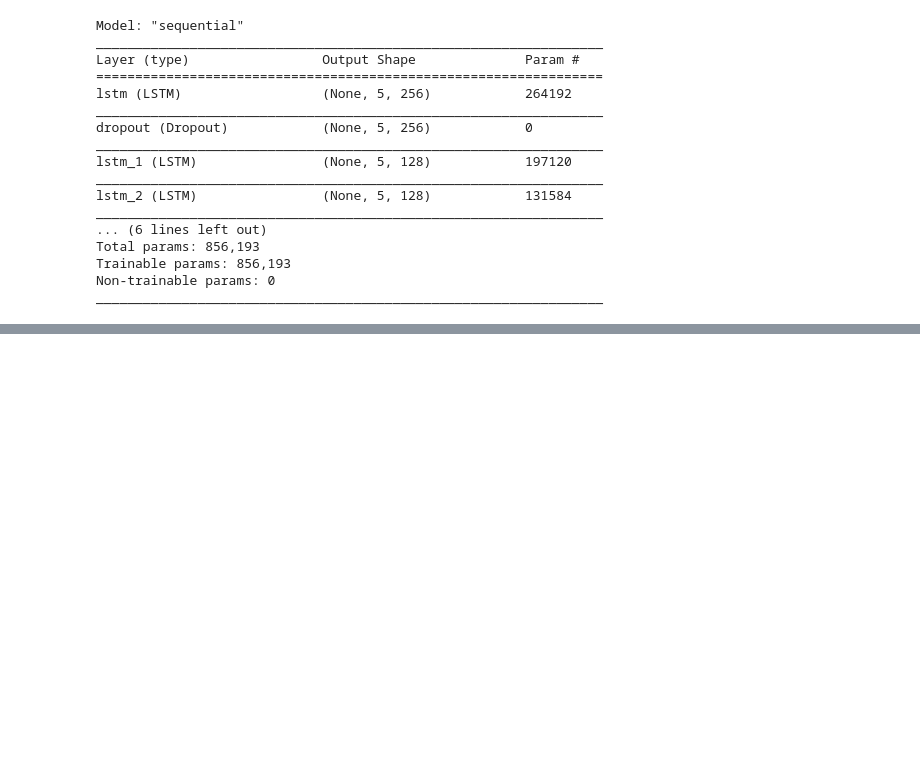
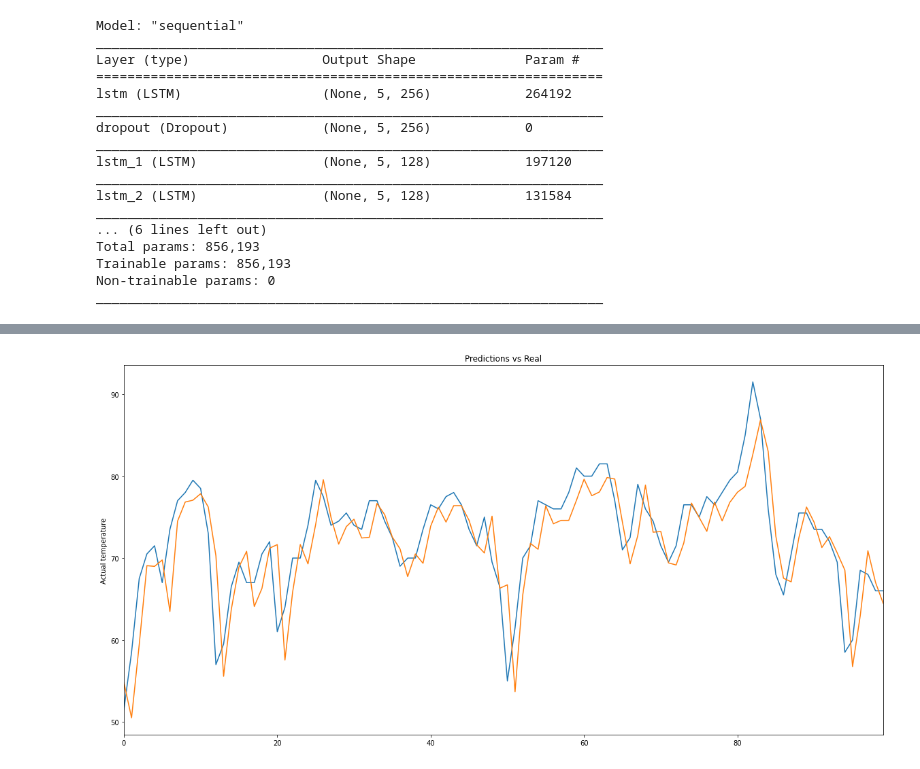
Before and after one commit to Aayaan-Sahu/ScienceFair, a Jupyter notebook: Prediction.ipynb, the cells around one changed output, grey strips where cells are left out. Cells and saved outputs as stored; diff of their text form; code cells hidden in the pictures; blank space fills up the shorter version.

Commit message:
Updated the code with the graphs

```diff
--- a/Prediction.ipynb
+++ b/Prediction.ipynb
@@ -227,7 +227,18 @@ reformatted
+# %%
+total_x, total_y = create_inout_sequences(temperatures, train_window)
+total_x, total_y = np.array(total_x), np.array(total_y)
+# %%
+new_predictions = regression.predict(total_x[-150:-50])
+new_predictions = scaler.inverse_transform(new_predictions)
+# %%
+something = np.arange(0, 100)
 # %%
 plt.figure(figsize=(20, 10))
 plt.title("Predictions vs Real")
 plt.ylabel("Actual temperature")
 plt.autoscale(axis='x', tight=True)
-plt.plot(scaler.inverse_transform(temperatures[-100:]))
+plt.plot(scaler.inverse_transform(temperatures[-150:-50]))
+plt.plot(something, new_predictions)
 plt.show()
+# %% [output]
+[figure, added]
```
Also changed, not shown: parts of 17 cells of this notebook.
